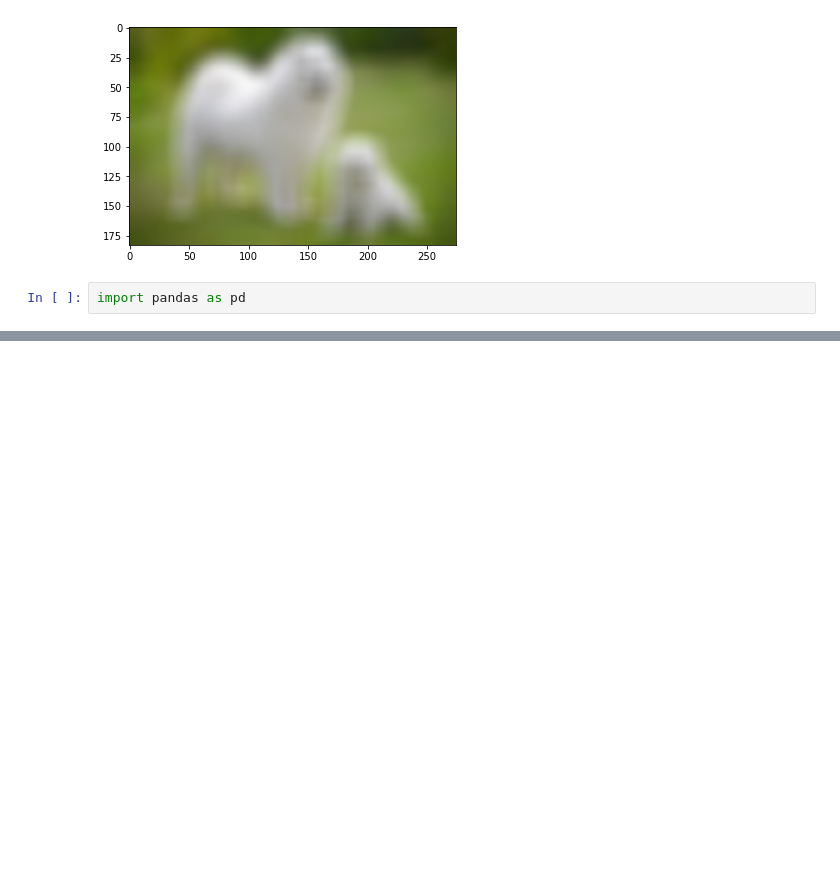
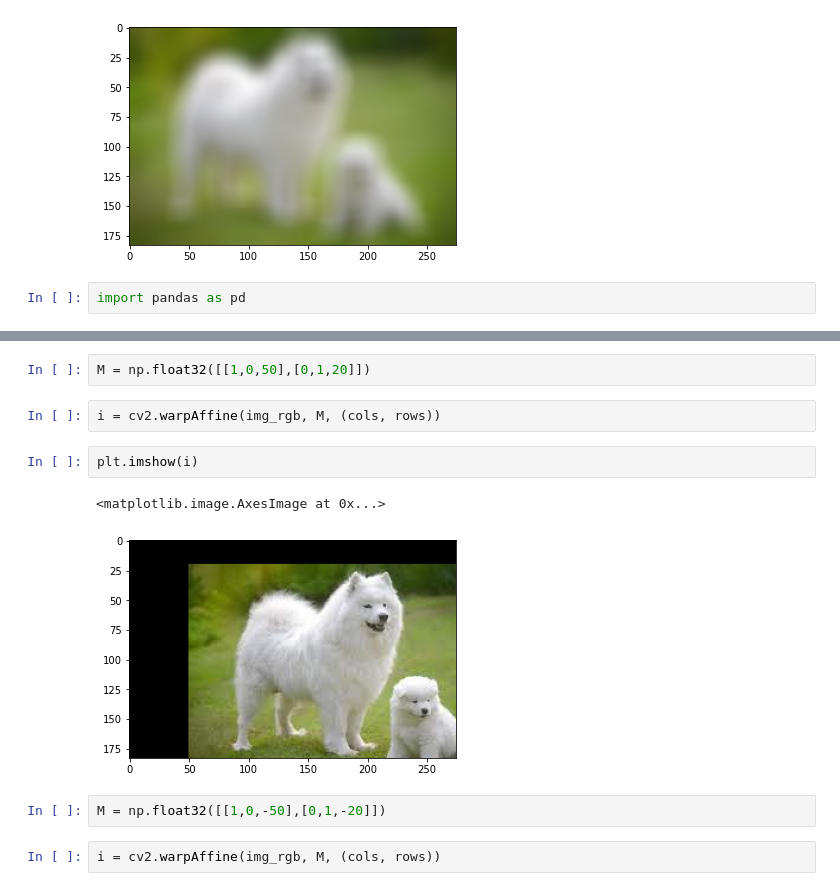
Before and after one commit to SKME20417/Python-fundaments, a Jupyter notebook: Open_cv_07_05_2023.ipynb, the cells around one changed output, grey strips where cells are left out. Saved outputs shown, nothing was run; the diff lists cells and outputs as text; blank space fills up the shorter version.

```diff
--- a/Open_cv_07_05_2023.ipynb
+++ b/Open_cv_07_05_2023.ipynb
@@ -122,0 +138,13 @@ import pandas as pd
+# %%
+M = np.float32([[1,0,50],[0,1,20]])
+# %%
+i = cv2.warpAffine(img_rgb, M, (cols, rows))
+# %%
+plt.imshow(i)
+# %% [output]
+<matplotlib.image.AxesImage at 0x...>
+[figure, added]
+# %%
+M = np.float32([[1,0,-50],[0,1,-20]])
+# %%
+i = cv2.warpAffine(img_rgb, M, (cols, rows))
```
Also changed, not shown: parts of 10 cells of this notebook.
